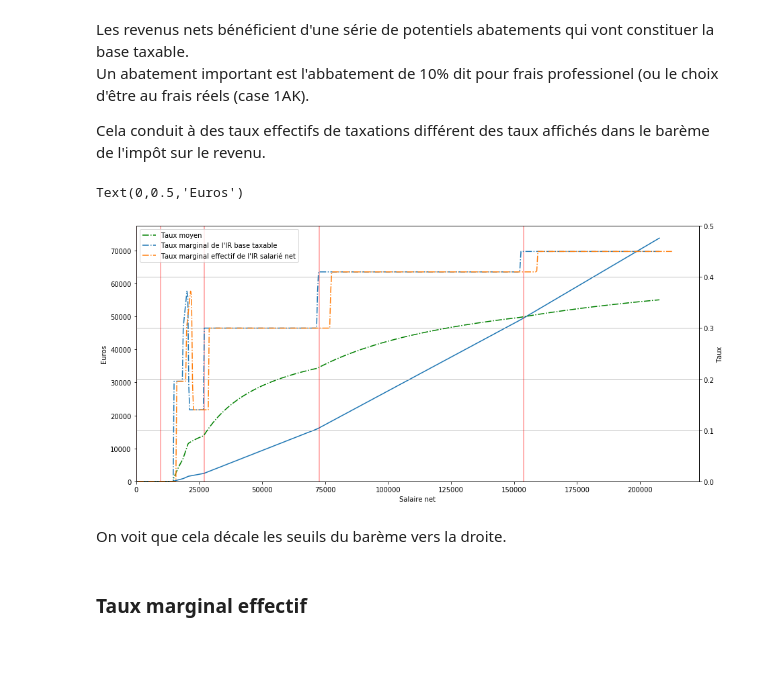
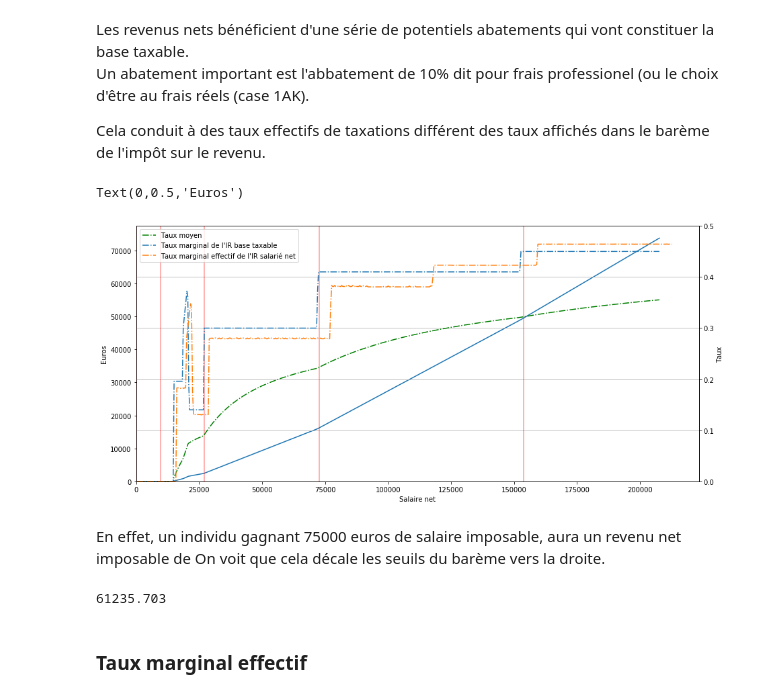
Before and after one commit to adrienpacifico/openfisca-france-notebook-story, a Jupyter notebook: notebooks/comment_fonctionne_l_Impot_sur_le_revenu_francais.ipynb, the cells around one changed output. Saved outputs shown, nothing was run; the diff lists cells and outputs as text; code cells hidden in the pictures; blank space fills up the shorter version.

Commit message:
- Corrige bug (impot_total_sur_le_revenu avait été supprimé).

```diff
--- a/notebooks/comment_fonctionne_l_Impot_sur_le_revenu_francais.ipynb
+++ b/notebooks/comment_fonctionne_l_Impot_sur_le_revenu_francais.ipynb
@@ -615,38 +620,44 @@ salaire_net = simulation_no_child.calculate_add("salaire_net", 2016)
 salaire_de_base = simulation_no_child.calculate_add("salaire_de_base", 2016)
 salaire_super_brut = simulation_no_child.calculate_add("salaire_super_brut", 2016)
 revenu_disponible = simulation_no_child.calculate_add("revenu_disponible", 2016)
+impot_total_sur_le_revenu = -simulation_no_child.calculate("irpp", 2016)
 # %%
 fig = plt.figure(figsize=(15,7))
 smooth = 2
 ax = fig.add_subplot(1,1,1)
 ax2 = ax.twinx()
 ax.plot(rni,
         impot_total_sur_le_revenu, label = 'Impot')
 ax2.plot(rni,
         1-rates.average_rate(
                            impot_total_sur_le_revenu,rni), linestyle = "-.", color = "g", label = "Taux moyen")
 
 ax2.plot(rni[1::smooth],
         1-rates.marginal_rate(
                            impot_total_sur_le_revenu,rni)[::smooth], linestyle = "-.", label = "Taux marginal de l'IR base taxable")
 ax2.plot(salaire_net[1::smooth],
         1-rates.marginal_rate(
-                           impot_total_sur_le_revenu,rni)[::smooth], linestyle = "-.", label = u"Taux marginal effectif de l'IR salarié net")
+                           impot_total_sur_le_revenu,salaire_net)[::smooth], linestyle = "-.", label = u"Taux marginal effectif de l'IR salarié net")
 #ax2.plot(salaire_net[1::smooth],
 #        1-rates.marginal_rate(
 #                           impot_total_sur_le_revenu,salaire_de_base)[::smooth], linestyle = "-.", color = "k", label = "Taux marginal de l'IR base salaire brut")
 #ax2.plot(salaire_net[1::smooth],
 #        1-rates.marginal_rate(
 #                           impot_total_sur_le_revenu,salaire_super_brut)[::smooth], linestyle = "-.", color = "r", label = "Taux marginal de l'IR base salaire super brut")
 
 for val in df_piecewize_scheame[2017]["Threshold"]:
     plt.vlines(val, 0,0.5, color = 'r', alpha = .4)
 ax.set_xlim(0); ax.set_ylim(0); ax2.set_ylim(0,.5); plt.legend(); plt.grid(); ax.set_xlabel("Salaire net"); ax2.set_ylabel("Taux") ; ax.set_ylabel("Euros")
 # %% [output]
 Text(0,0.5,'Euros')
-[figure, old version]
+[figure, new version]
 # %% [markdown]
-On voit que cela décale les seuils du barème vers la droite.
+En effet, un individu gagnant 75000 euros de salaire imposable, aura un revenu net imposable de On voit que cela décale les seuils du barème vers la droite.
+# %%
+salaire_net[300]
+salaire_imposable[300]
+# %% [output]
+61235.703
 # %% [markdown]
 ### Taux marginal effectif
 # %% [markdown]
```
Also changed, not shown: parts of 4 cells of this notebook.
